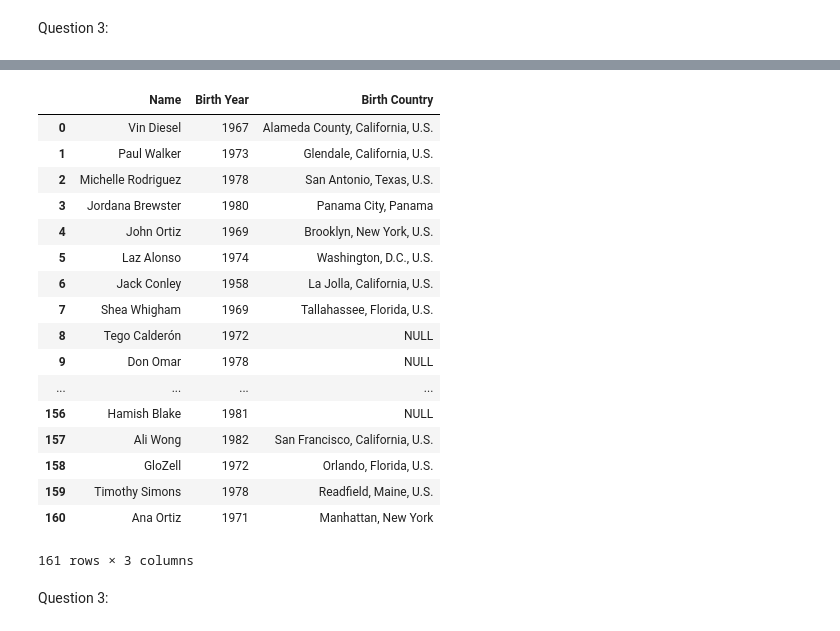
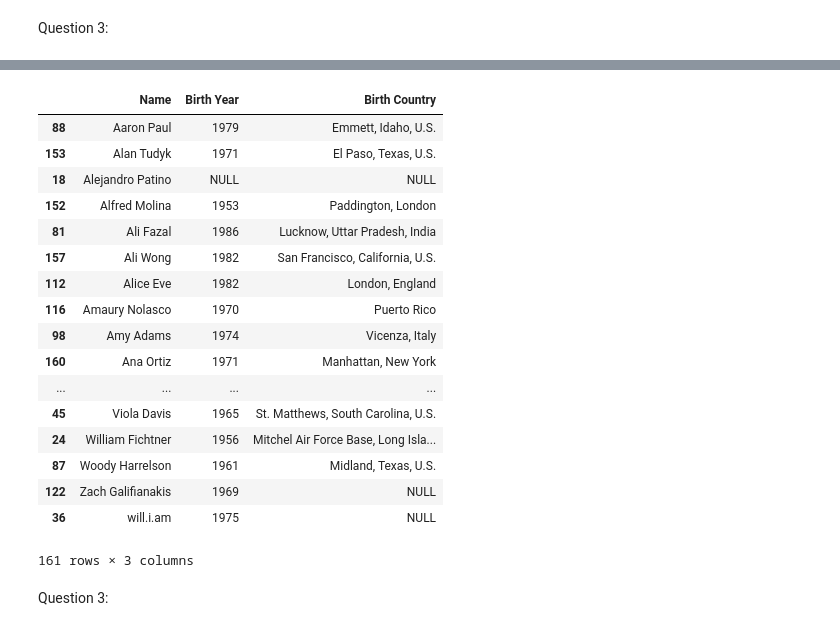
Before and after one commit to nogahm/WebScraping, a Jupyter notebook: WebScrapping/HW1.ipynb, the cells around one changed output, grey strips where cells are left out. Saved outputs shown, nothing was run; the diff lists cells and outputs as text; code cells hidden in the pictures.

```diff
--- a/WebScrapping/HW1.ipynb
+++ b/WebScrapping/HW1.ipynb
@@ -246,29 +246,30 @@ plainlist/wiki/Hamish_Blake
 # %%
 # import pandas as pd
 df2=pd.DataFrame()
 df2['Name']=A
 df2['Birth Year']=B
 df2['Birth Country']=C
 # df2['D']=D
+df2=df2.sort_values('Name')
 df2
 # %% [output]
 |  | Name | Birth Year | Birth Country |
-| 0 | Vin Diesel | 1967 | Alameda County, California, U.S. |
-| 1 | Paul Walker | 1973 | Glendale, California, U.S. |
-| 2 | Michelle Rodriguez | 1978 | San Antonio, Texas, U.S. |
-| 3 | Jordana Brewster | 1980 | Panama City, Panama |
-| 4 | John Ortiz | 1969 | Brooklyn, New York, U.S. |
-| 5 | Laz Alonso | 1974 | Washington, D.C., U.S. |
-| 6 | Jack Conley | 1958 | La Jolla, California, U.S. |
-| 7 | Shea Whigham | 1969 | Tallahassee, Florida, U.S. |
-| 8 | Tego Calderón | 1972 | NULL |
-| 9 | Don Omar | 1978 | NULL |
+| 88 | Aaron Paul | 1979 | Emmett, Idaho, U.S. |
+| 153 | Alan Tudyk | 1971 | El Paso, Texas, U.S. |
+| 18 | Alejandro Patino | NULL | NULL |
+| 152 | Alfred Molina | 1953 | Paddington, London |
+| 81 | Ali Fazal | 1986 | Lucknow, Uttar Pradesh, India |
+| 157 | Ali Wong | 1982 | San Francisco, California, U.S. |
+| 112 | Alice Eve | 1982 | London, England |
+| 116 | Amaury Nolasco | 1970 | Puerto Rico |
+| 98 | Amy Adams | 1974 | Vicenza, Italy |
+| 160 | Ana Ortiz | 1971 | Manhattan, New York |
 | ... | ... | ... | ... |
-| 156 | Hamish Blake | 1981 | NULL |
-| 157 | Ali Wong | 1982 | San Francisco, California, U.S. |
-| 158 | GloZell | 1972 | Orlando, Florida, U.S. |
-| 159 | Timothy Simons | 1978 | Readfield, Maine, U.S. |
-| 160 | Ana Ortiz | 1971 | Manhattan, New York |
+| 45 | Viola Davis | 1965 | St. Matthews, South Carolina, U.S. |
+| 24 | William Fichtner | 1956 | Mitchel Air Force Base, Long Isla... |
+| 87 | Woody Harrelson | 1961 | Midland, Texas, U.S. |
+| 122 | Zach Galifianakis | 1969 | NULL |
+| 36 | will.i.am | 1975 | NULL |
 161 rows × 3 columns
 # %% [markdown]
 Question 3:
```
Also changed, not shown: parts of 2 cells of this notebook.
